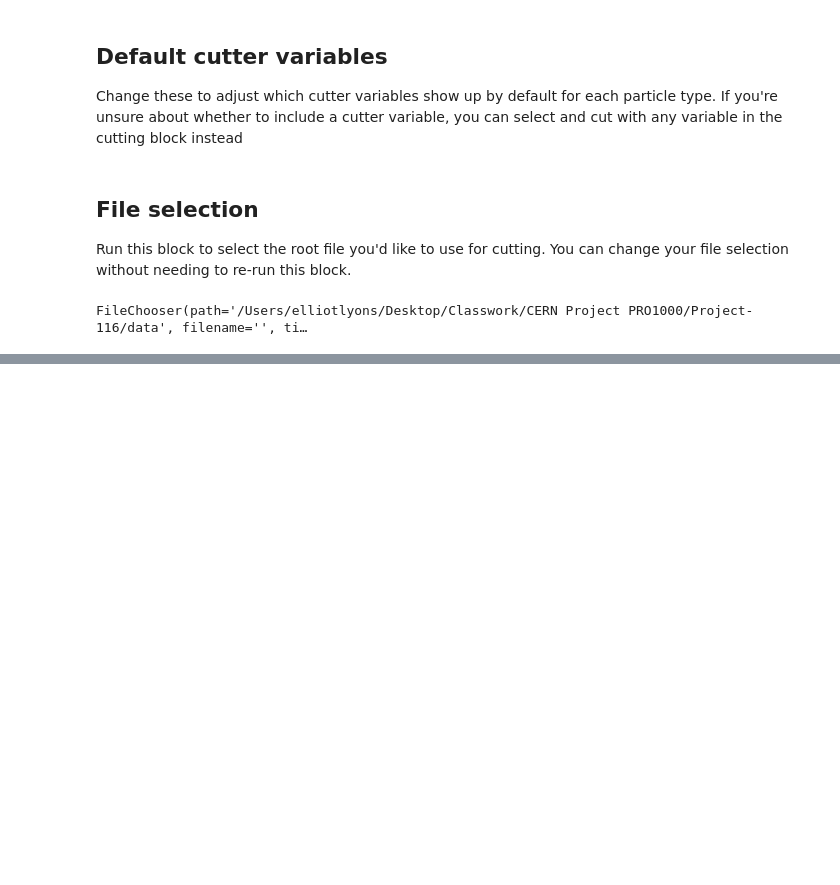
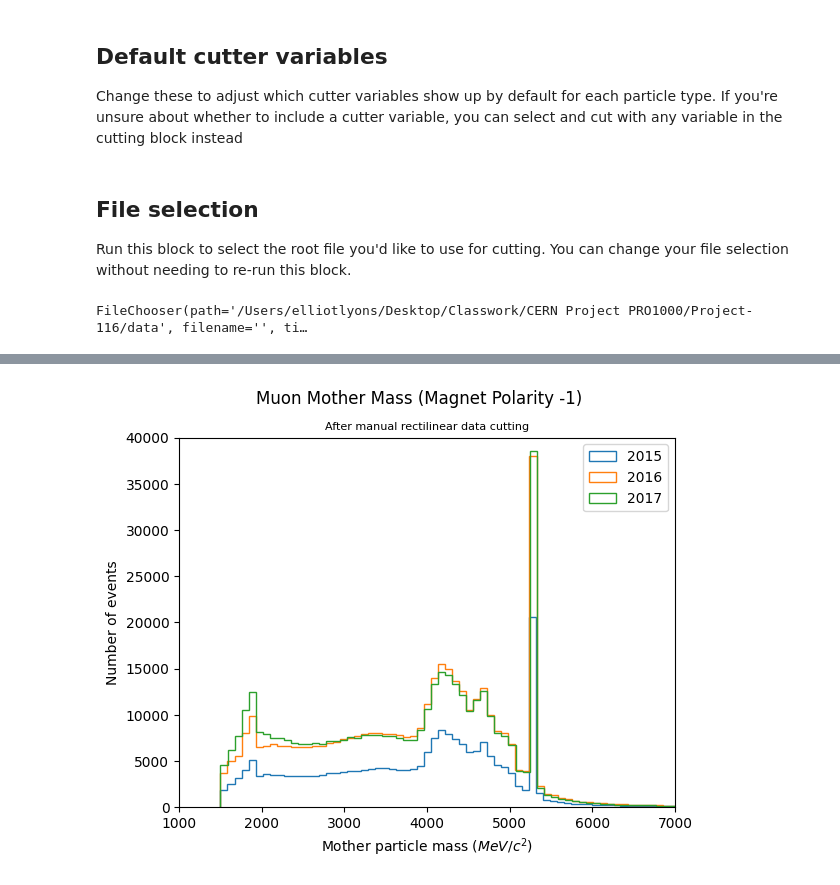
Before and after one commit to NikaSza/Project-116, a Jupyter notebook: data_cutting.ipynb, the cells around one changed output, grey strips where cells are left out. Saved outputs shown, nothing was run; the diff lists cells and outputs as text; code cells hidden in the pictures; blank space fills up the shorter version.

Commit message:
Added code block for the creation of polarity/year comparison plots

```diff
--- a/data_cutting.ipynb
+++ b/data_cutting.ipynb
@@ -17,14 +17,18 @@ import plotly.graph_objects as go
 
 
 class Events:
-    def __init__(self, root_file_path):
-        self.root_file = uproot.open(root_file_path.selected)
-        self.root_file_name = root_file_path.selected_filename
+    def __init__(self, root_file, root_file_name):
+        self.root_file = uproot.open(root_file)
+        self.root_file_name = root_file_name
         self.event_tree = self.root_file[self.root_file.keys()[1]]
         self._base_var = self.event_tree[0].name
         self._cutter_vars = {}
         self._original_array = []
         self._array_cache = {}
+
+    @classmethod
+    def from_file_chooser(cls, fc):
+        return cls(fc.selected, fc.selected_filename)
 
     @property
     def cutter_vars(self):
@@ -99,6 +103,14 @@ class Events:
         end  = date.fromtimestamp(range[1] / 1e6)
 
         print(f"Events date range: {start} to {end}")
+
+    def get_year_range(self):
+        range = self.get_max_range("GpsTime")
+
+        start = date.fromtimestamp(range[0] / 1e6).year
+        end  = date.fromtimestamp(range[1] / 1e6).year
+
+        return (start, end)
 
     def determine_default_vars(self, particle_vars: dict):
         '''Determines which list of default cutter variables to use by reading the decay tree title. Takes in a dict of particle names tied to lists of variables names.'''
@@ -445,0 +461,68 @@ HBox(children=(VBox(children=(Dropdown(description='Display Var:', index=33, opt
+# %%
+import pandas as pd
+import matplotlib.pyplot as plt
+
+csvfile = csv.reader(open("export/final_cuts.csv"),delimiter=",")
+
+default_values = {}
+
+for row in csvfile:
+    var = row[0]
+
+    cut_range = (float(row[1]), float(row[2]))
+
+    default_values.update({var: cut_range})
+
+total_data = {}
+
+file_list_positive = [
+    "00385286",
+    "00385290",
+    "00385270"
+]
+
+file_list_negative = [
+    "00385284",
+    "00385288",
+    "00385292"
+]
+
+def make_plot(file_list, title):
+    for file in file_list:
+        file = "/Volumes/My Passport/OTHER/Project116CernData/" + file + "_00000001_1.dvntuple.root"
+        filename = file.split("/")[-1]
+
+        det_events = Events(file, filename)
+        det_events._cutter_vars = default_values
+
+        mask = det_events.get_total_mask()
+
+        arr = det_events.get_array("B0_MM")[mask]
+        if det_events.get_array("Polarity")[0] == 1:
+            polarity = "Polarity +1"
+        else:
+            polarity = "Polarity -1"
+        year = det_events.get_year_range()[1]
+
+        data_tuple = (year, polarity, arr)
+
+        total_data.update({filename: data_tuple})
+
+    for entry in total_data:
+        data_tuple = total_data[entry]
+        plt.hist(data_tuple[2], bins = 100, histtype="step", fill=False, label=f"{data_tuple[0]}")
+
+    plt.xlim(1000,7000)
+    plt.ylim(0, 40000)
+
+    plt.suptitle(title)
+    plt.title("After manual rectilinear data cutting", fontsize=8)
+    plt.xlabel(f"Mother particle mass ($MeV/c^2$)")
+    plt.ylabel("Number of events")
+    plt.legend()
+    plt.show()
+
+#make_plot(file_list_positive, "Muon Mother Mass (Magnet Polarity +1)")
+make_plot(file_list_negative, "Muon Mother Mass (Magnet Polarity -1)")
+# %% [output]
+[figure, added]
```
Also changed, not shown: parts of 3 cells of this notebook.
